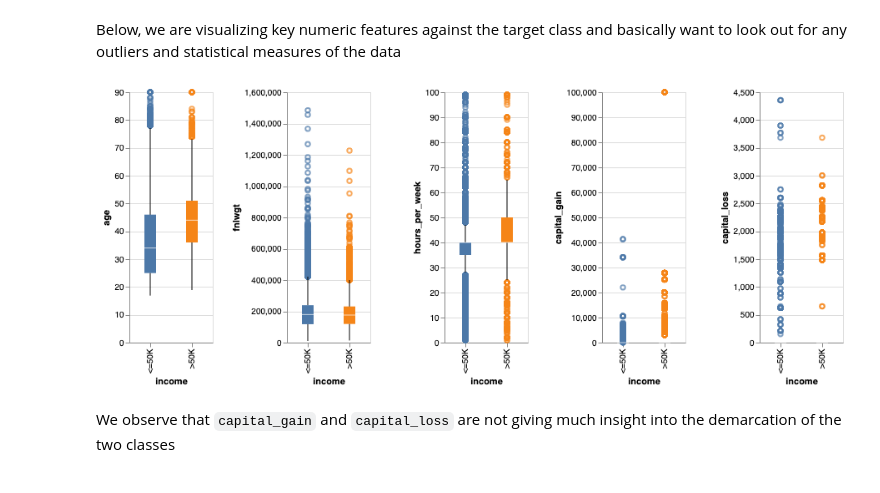
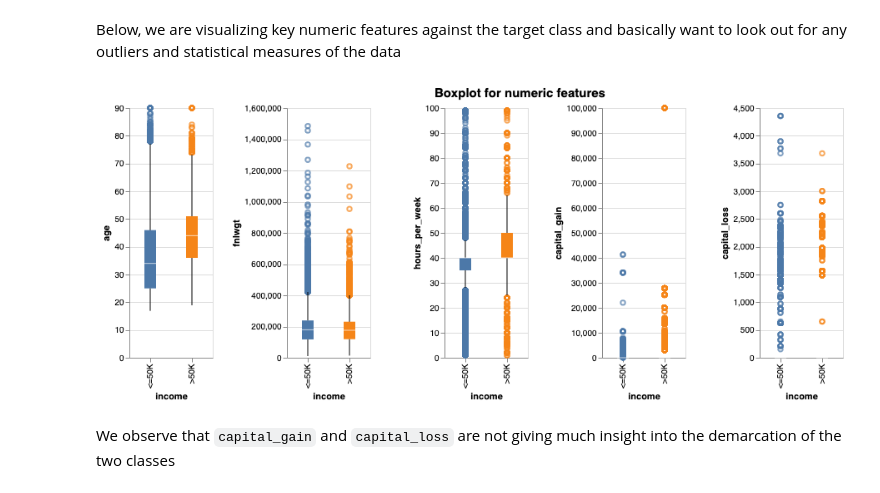
Before and after one commit to sukhleen999/census-income-prediction, a Jupyter notebook: src/EDA.ipynb, the cells around one changed output. Saved outputs shown, nothing was run; the diff lists cells and outputs as text; code cells hidden in the pictures.

```diff
--- a/src/EDA.ipynb
+++ b/src/EDA.ipynb
@@ -309,13 +312,13 @@ Below, we are visualizing key numeric features against the target class and basi
 # %%
 alt.Chart(train_df).mark_boxplot().encode(
     alt.X('income', type='ordinal'),
     alt.Y(alt.repeat("column"), type='quantitative'),
     color=alt.Color('income:N', legend=None)
 ).properties(width = 100).repeat(
     column=['age', 'fnlwgt', 'hours_per_week', 'capital_gain', 'capital_loss'],
-)
+).properties(title = 'Boxplot for numeric features').configure_title(dx = 400, fontSize = 15)
 # %% [output]
-[figure, old version]
+[figure, new version]
 # %% [markdown]
 We observe that `capital_gain` and `capital_loss` are not giving much insight into the demarcation of the two classes
 # %% [markdown]
```
Also changed, not shown: parts of 6 cells of this notebook, 16 other files.
